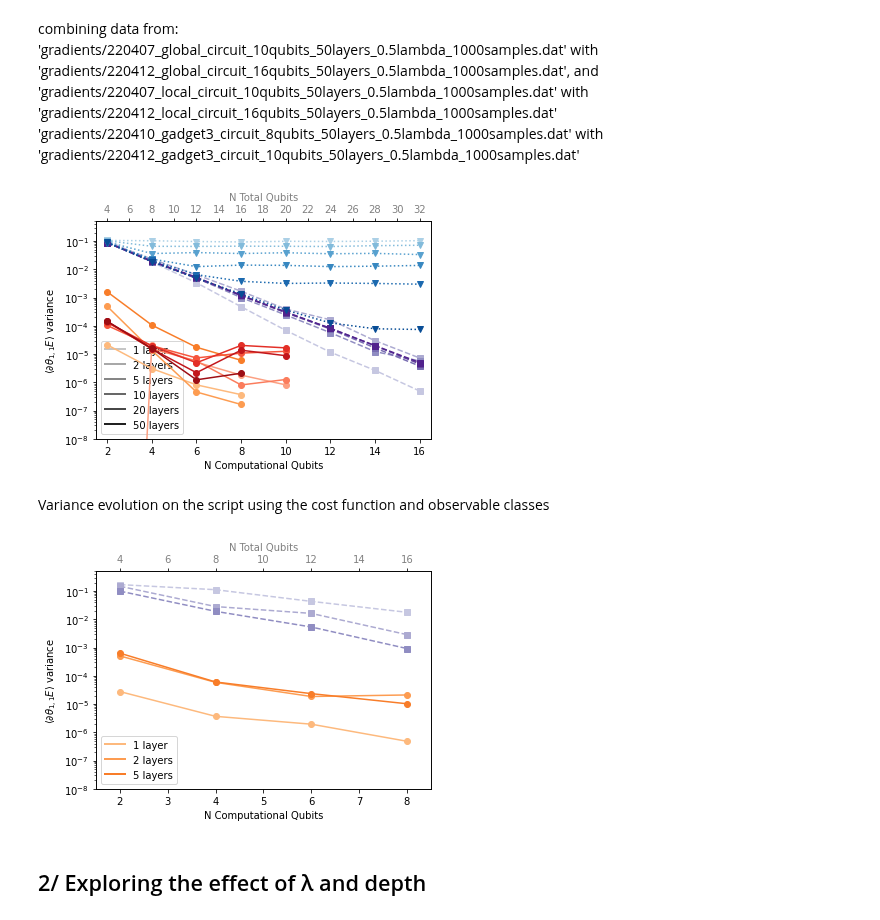
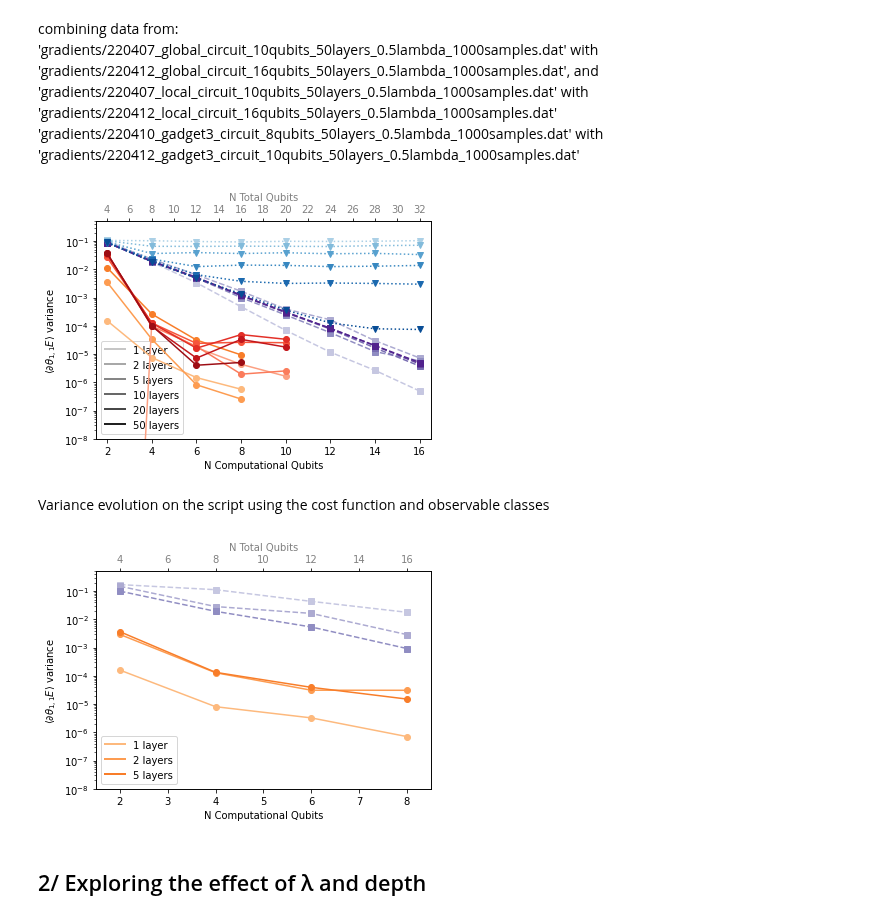
Before and after one commit to SimonCichy/barren-gadgets, a Jupyter notebook: plotting/relevant_results.ipynb, the cells around one changed output. Cells and saved outputs as stored; diff of their text form; code cells hidden in the pictures.

```diff
--- a/plotting/relevant_results.ipynb
+++ b/plotting/relevant_results.ipynb
@@ -86,21 +87,22 @@ combining data from:
 # %%
 file_list = [data_folder + 'gradients/220412_global_circuit_16qubits_50layers_0.5lambda_1000samples-comb.dat',
              data_folder + 'gradients/220412_local_circuit_16qubits_50layers_0.5lambda_1000samples-comb.dat',
              data_folder + 'gradients/220411_gadget2_circuit_8qubits_50layers_0.5lambda_1000samples.dat',
              data_folder + 'gradients/220412_gadget3_circuit_10qubits_50layers_0.5lambda_1000samples-comb.dat']
 
-plot_variances_vs_qubits(file_list, colours, normalize=True, limits=[1e-8, 5e-1], lambda_value=1)
+plot_variances_vs_qubits(file_list, colours, normalize=True, limits=[1e-8, 5e-1], lambda_value=0.5)
 # %% [output]
-[figure, old version]
+[figure, new version]
 # %% [markdown]
 Variance evolution on the script using the cost function and observable classes
 # %%
-file_list = [data_folder + 'gradients/220412_global_8qubits_5layers_0.5lambda_200samples.dat',
-             data_folder + 'gradients/220412_gadget2_8qubits_5layers_0.5lambda_200samples.dat']
+file_list = [data_folder + 'gradients/220413_global_8qubits_5layers_0.5lambda_200samples.dat',
+             data_folder + 'gradients/220413_local_8qubits_5layers_0.5lambda_200samples.dat',
+             data_folder + 'gradients/220413_gadget2_8qubits_5layers_0.5lambda_200samples.dat']
 
-plot_variances_vs_qubits(file_list, colours[[0, 2],:], normalize=True, limits=[1e-8, 5e-1])
+plot_variances_vs_qubits(file_list, colours[0:2,:], normalize=True, limits=[1e-8, 5e-1])
 # %% [output]
-[figure, old version]
+[figure, new version]
 # %% [markdown]
 2/ Exploring the effect of λ and depth
 -------------
```
Also changed, not shown: parts of 1 cell of this notebook, 1 other file.
